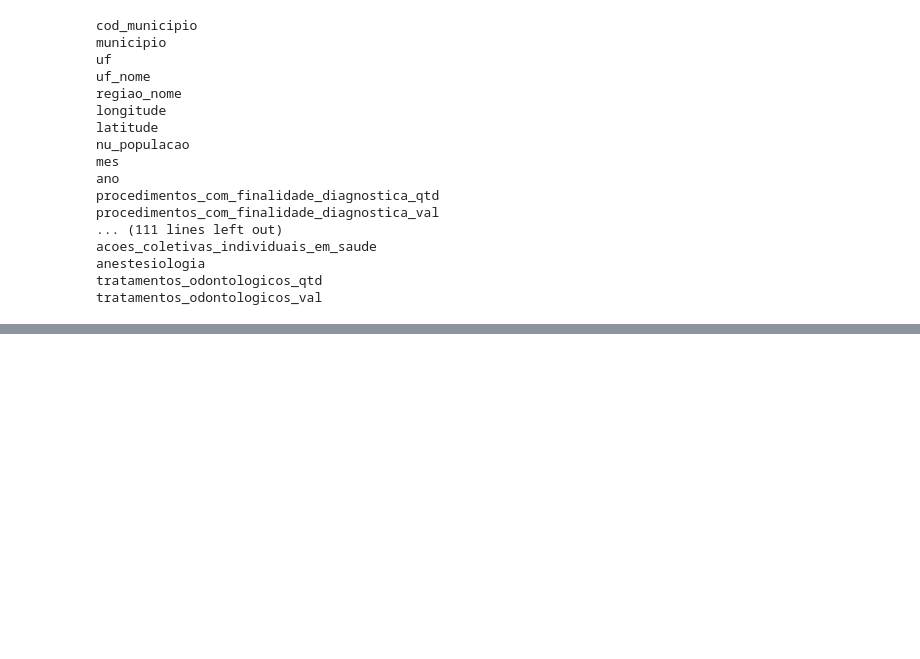
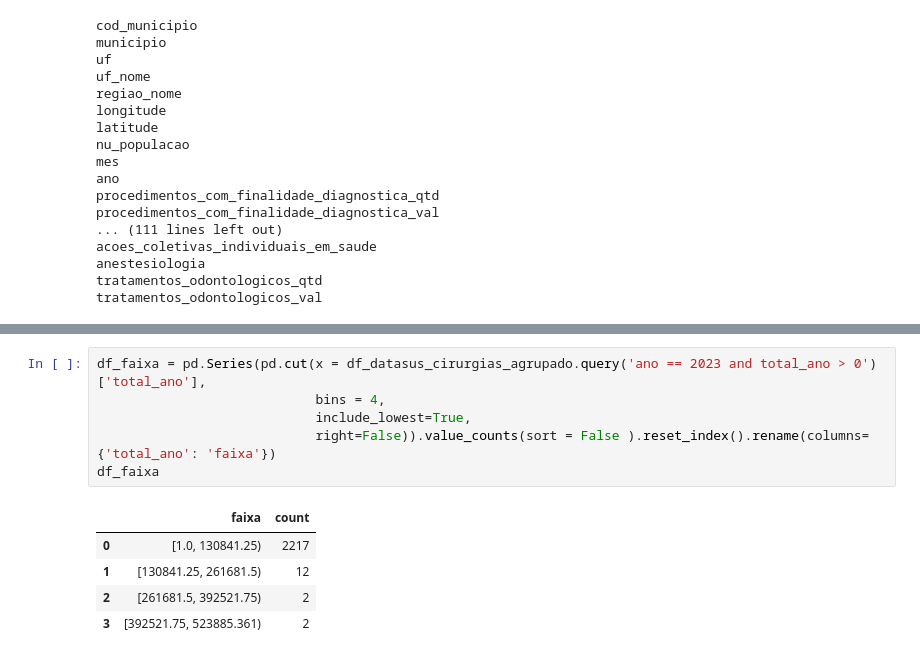
Before and after one commit to linocesar/desafio_ciencia_de_dados, a Jupyter notebook: datasus/notebooks/explorer.ipynb, the cells around one changed output, grey strips where cells are left out. Drawn from its saved outputs; the diff is of its cells as text; blank space fills up the shorter version.

```diff
--- a/datasus/notebooks/explorer.ipynb
+++ b/datasus/notebooks/explorer.ipynb
@@ -405,0 +483,12 @@ tratamentos_odontologicos_val
+# %%
+df_faixa = pd.Series(pd.cut(x = df_datasus_cirurgias_agrupado.query('ano == 2023 and total_ano > 0')['total_ano'],
+                            bins = 4,
+                            include_lowest=True,
+                            right=False)).value_counts(sort = False ).reset_index().rename(columns={'total_ano': 'faixa'})
+df_faixa
+# %% [output]
+|  | faixa | count |
+| 0 | [1.0, 130841.25) | 2217 |
+| 1 | [130841.25, 261681.5) | 12 |
+| 2 | [261681.5, 392521.75) | 2 |
+| 3 | [392521.75, 523885.361) | 2 |
```
Also changed, not shown: parts of 15 cells of this notebook, 5 other files.
